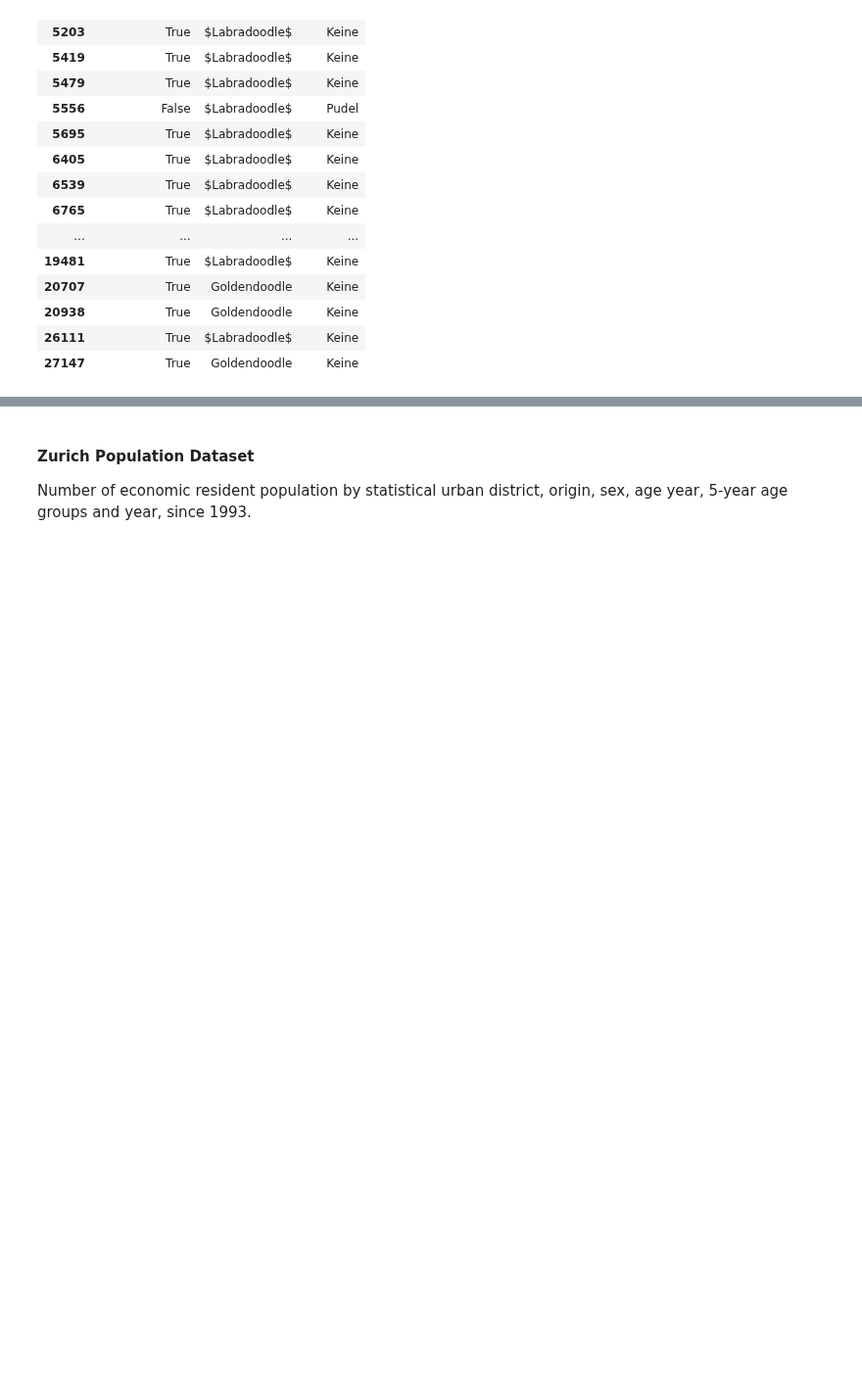
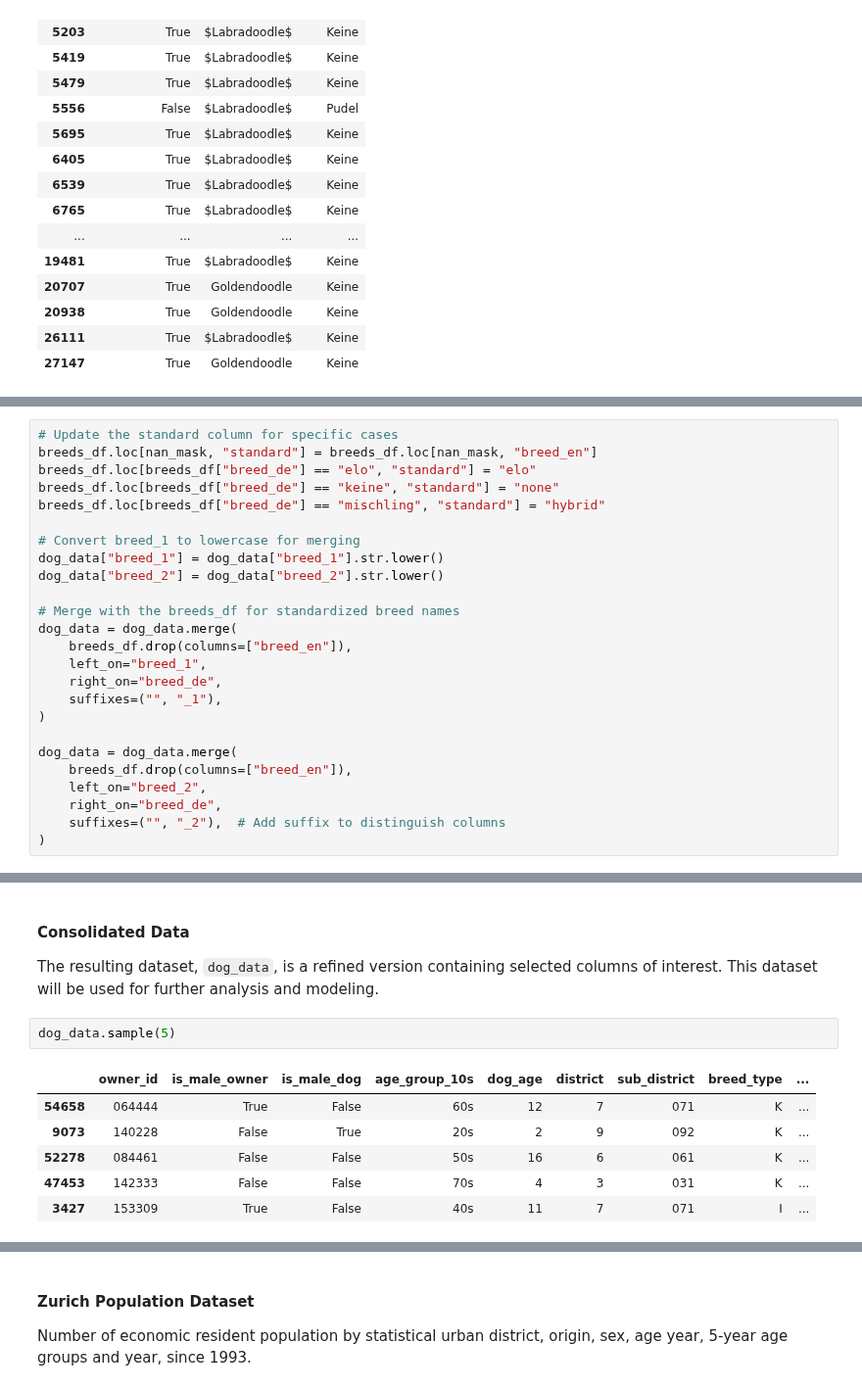
Before and after one commit to jonnross88/Springboard, a Jupyter notebook: u20_data_storytelling/zurich.ipynb, the cells around one changed output, grey strips where cells are left out. Shown at 98% size. Drawn from its saved outputs; the diff is of its cells as text; blank space fills up the shorter version.

```diff
--- a/u20_data_storytelling/zurich.ipynb
+++ b/u20_data_storytelling/zurich.ipynb
@@ -464,0 +582,25 @@ breeds_df
+# %%
+# Update the standard column for specific cases
+breeds_df.loc[nan_mask, "standard"] = breeds_df.loc[nan_mask, "breed_en"]
+breeds_df.loc[breeds_df["breed_de"] == "elo", "standard"] = "elo"
+breeds_df.loc[breeds_df["breed_de"] == "keine", "standard"] = "none"
+breeds_df.loc[breeds_df["breed_de"] == "mischling", "standard"] = "hybrid"
+
+# Convert breed_1 to lowercase for merging
+dog_data["breed_1"] = dog_data["breed_1"].str.lower()
+dog_data["breed_2"] = dog_data["breed_2"].str.lower()
+
+# Merge with the breeds_df for standardized breed names
+dog_data = dog_data.merge(
+    breeds_df.drop(columns=["breed_en"]),
+    left_on="breed_1",
+    right_on="breed_de",
+    suffixes=("", "_1"),
+)
+
+dog_data = dog_data.merge(
+    breeds_df.drop(columns=["breed_en"]),
+    left_on="breed_2",
+    right_on="breed_de",
+    suffixes=("", "_2"),  # Add suffix to distinguish columns
+)
@@ -582,3 +639,16 @@ fci_breeds.query('breed_en.str.contains(r"bo", case=False)')
+# %% [markdown]
+#### Consolidated Data
+
+The resulting dataset, `dog_data`, is a refined version containing selected columns of interest. This dataset will be used for further analysis and modeling.
+# %%
+dog_data.sample(5)
+# %% [output]
+|  | owner_id | is_male_owner | is_male_dog | age_group_10s | dog_age | district | sub_district | breed_type | ... |
+| 54658 | 064444 | True | False | 60s | 12 | 7 | 071 | K | ... |
+| 9073 | 140228 | False | True | 20s | 2 | 9 | 092 | K | ... |
+| 52278 | 084461 | False | False | 50s | 16 | 6 | 061 | K | ... |
+| 47453 | 142333 | False | False | 70s | 4 | 3 | 031 | K | ... |
+| 3427 | 153309 | True | False | 40s | 11 | 7 | 071 | I | ... |
 # %%
 dog_data.groupby(["roster"]).size()
 
```
Also changed, not shown: parts of 73 cells of this notebook, 5 other files.
